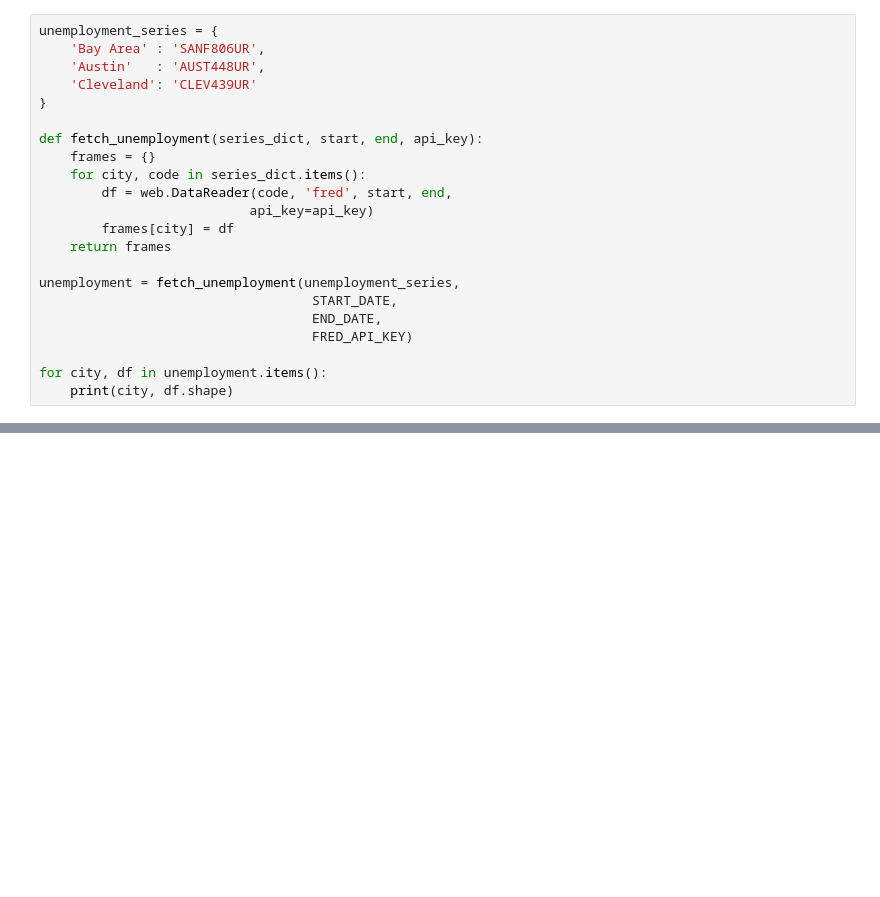
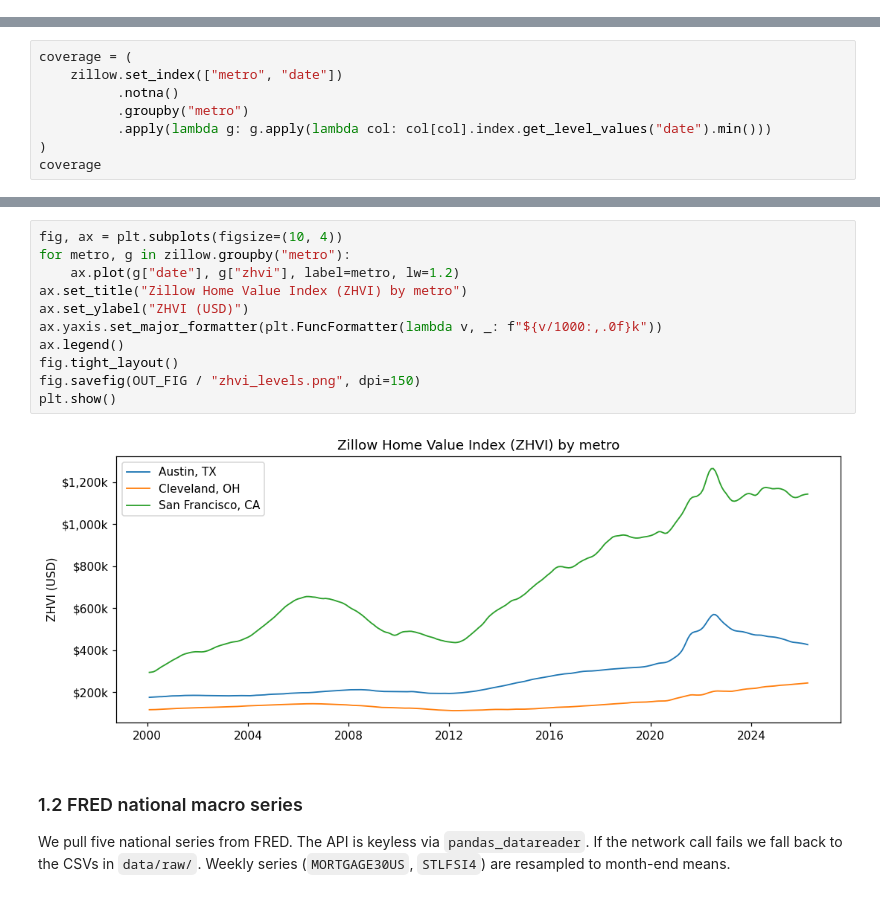
Before and after one commit to garavels/ECON-148, a Jupyter notebook: notebooks/housing_nowcast_main.ipynb, the cells around one changed output, grey strips where cells are left out. Drawn from its saved outputs; the diff is of its cells as text; blank space fills up the shorter version.

Commit message:
feat: implement data pipeline, evaluation metrics, and project configuration for housing market analysis

```diff
--- a/notebooks/housing_nowcast_main.ipynb
+++ b/notebooks/housing_nowcast_main.ipynb
@@ -77,22 +0,0 @@ DATE
-# %%
-unemployment_series = {
-    'Bay Area' : 'SANF806UR',
-    'Austin'   : 'AUST448UR',
-    'Cleveland': 'CLEV439UR'
-}
-
-def fetch_unemployment(series_dict, start, end, api_key):
-    frames = {}
-    for city, code in series_dict.items():
-        df = web.DataReader(code, 'fred', start, end,
-                           api_key=api_key)
-        frames[city] = df
-    return frames
-
-unemployment = fetch_unemployment(unemployment_series,
-                                   START_DATE,
-                                   END_DATE,
-                                   FRED_API_KEY)
-
-for city, df in unemployment.items():
-    print(city, df.shape)
@@ -304,0 +140,8 @@ unemployment  -0.30          -0.47          1.00
+# %%
+coverage = (
+    zillow.set_index(["metro", "date"])
+          .notna()
+          .groupby("metro")
+          .apply(lambda g: g.apply(lambda col: col[col].index.get_level_values("date").min()))
+)
+coverage
@@ -304,0 +161,20 @@ unemployment  -0.30          -0.47          1.00
+# %%
+fig, ax = plt.subplots(figsize=(10, 4))
+for metro, g in zillow.groupby("metro"):
+    ax.plot(g["date"], g["zhvi"], label=metro, lw=1.2)
+ax.set_title("Zillow Home Value Index (ZHVI) by metro")
+ax.set_ylabel("ZHVI (USD)")
+ax.yaxis.set_major_formatter(plt.FuncFormatter(lambda v, _: f"${v/1000:,.0f}k"))
+ax.legend()
+fig.tight_layout()
+fig.savefig(OUT_FIG / "zhvi_levels.png", dpi=150)
+plt.show()
+# %% [output]
+[figure, added]
+# %% [markdown]
+### 1.2 FRED national macro series
+
+We pull five national series from FRED. The API is keyless via
+`pandas_datareader`. If the network call fails we fall back to the CSVs in
+`data/raw/`. Weekly series (`MORTGAGE30US`, `STLFSI4`) are resampled to
+month-end means.
```
Also changed, not shown: parts of 85 cells of this notebook, 25 other files.
